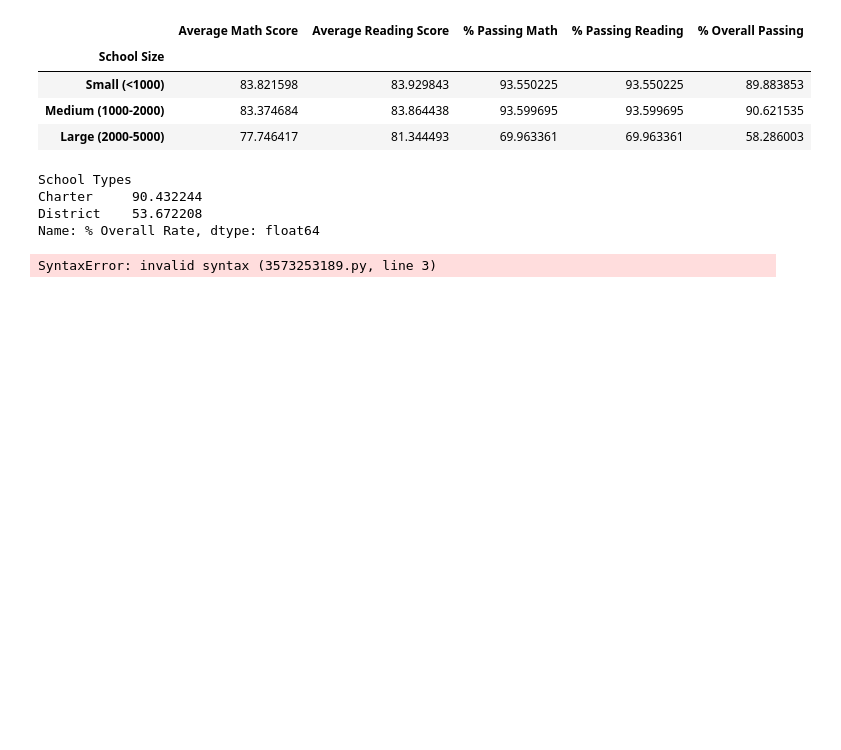
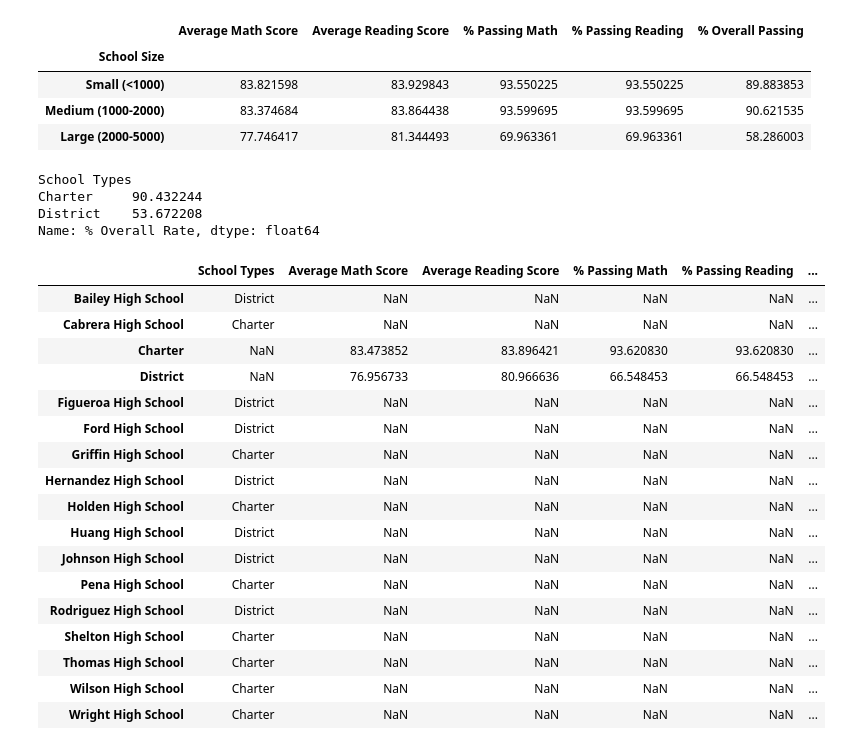
Before and after one commit to HayleyParnell/pandas-challenge, a Jupyter notebook: PyCitySchools/Analysis/PyCitySchools Results.ipynb, the cells around one changed output. Cells and saved outputs as stored; diff of their text form; code cells hidden in the pictures; blank space fills up the shorter version.

```diff
--- a/PyCitySchools/Untitled.ipynb
+++ b/PyCitySchools/Analysis/PyCitySchools Results.ipynb
@@ -642,15 +632,33 @@ District    53.672208
 Name: % Overall Rate, dtype: float64
 # %%
 # Assemble the new data by type into a DataFrame called `type_summary`
-type_summary = pd.DataFrame({"School Types" : school_type
-                             "Average Math Score" : average_math_score_by_type
-                             "Average Reading Score" : average_reading_score_by_type
-                             "% Passing Math" : average_percent_passing_reading_by_type
-                             "% Passing Reading" : average_percent_passing_math_by_type
-                             "% Overall Passing" average_percent_overall_passing_by_type})
+type_summary = pd.DataFrame({"School Types" : school_types,
+                              "Average Math Score" : average_math_score_by_type,
+                             "Average Reading Score" : average_reading_score_by_type,
+                             "% Passing Math" : average_percent_passing_reading_by_type,
+                             "% Passing Reading" : average_percent_passing_math_by_type,
+                             "% Overall Passing" : average_percent_overall_passing_by_type})
 
+#drop all cells with the Nan value
 
 # Display results
 type_summary
 # %% [output]
-SyntaxError: invalid syntax (3573253189.py, line 3)
+|  | School Types | Average Math Score | Average Reading Score | % Passing Math | % Passing Reading | ... |
+| Bailey High School | District | NaN | NaN | NaN | NaN | ... |
+| Cabrera High School | Charter | NaN | NaN | NaN | NaN | ... |
+| Charter | NaN | 83.473852 | 83.896421 | 93.620830 | 93.620830 | ... |
+| District | NaN | 76.956733 | 80.966636 | 66.548453 | 66.548453 | ... |
+| Figueroa High School | District | NaN | NaN | NaN | NaN | ... |
+| Ford High School | District | NaN | NaN | NaN | NaN | ... |
+| Griffin High School | Charter | NaN | NaN | NaN | NaN | ... |
+| Hernandez High School | District | NaN | NaN | NaN | NaN | ... |
+| Holden High School | Charter | NaN | NaN | NaN | NaN | ... |
+| Huang High School | District | NaN | NaN | NaN | NaN | ... |
+| Johnson High School | District | NaN | NaN | NaN | NaN | ... |
+| Pena High School | Charter | NaN | NaN | NaN | NaN | ... |
+| Rodriguez High School | District | NaN | NaN | NaN | NaN | ... |
+| Shelton High School | Charter | NaN | NaN | NaN | NaN | ... |
+| Thomas High School | Charter | NaN | NaN | NaN | NaN | ... |
+| Wilson High School | Charter | NaN | NaN | NaN | NaN | ... |
+| Wright High School | Charter | NaN | NaN | NaN | NaN | ... |
```
Also changed, not shown: parts of 6 cells of this notebook, 2 other files.
